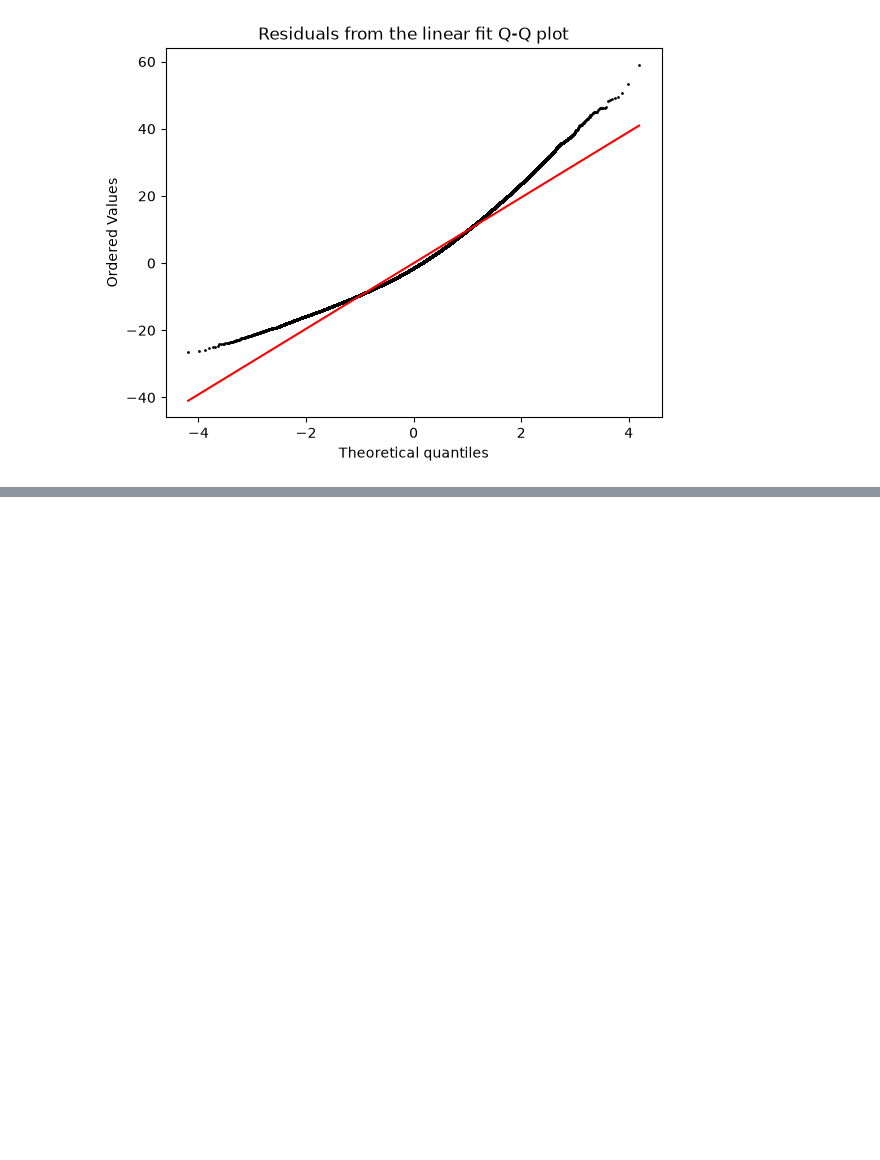
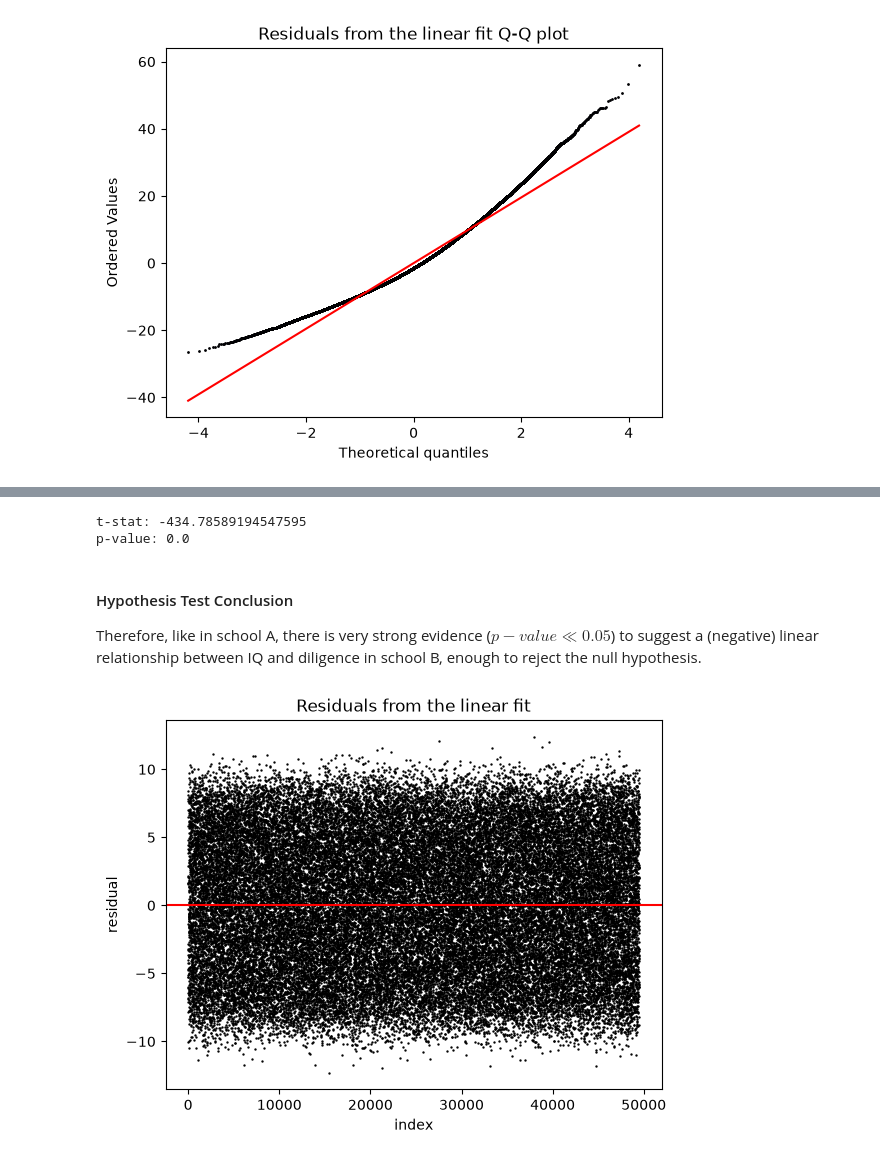
Before and after one commit to uOAlexH/mat3373-shw1, a Jupyter notebook: shortHW1.ipynb, the cells around one changed output, grey strips where cells are left out. Drawn from its saved outputs; the diff is of its cells as text; code cells hidden in the pictures; blank space fills up the shorter version.

```diff
--- a/shortHW1.ipynb
+++ b/shortHW1.ipynb
@@ -126,0 +177,28 @@ This is compounded by the original plot, in which the data seems artificially tr
+# %%
+# Calculating the p-value and determining the results of the hypothesis test (using scipy)
+
+# by default, this is a two-tailed test with H0: beta_1 = 0, so there is nothing to change for our purposes
+result_b = stats.linregress(school_b["IQ"], school_b["Diligence"])
+t_stat = result_b.slope / result_b.stderr
+print("t-stat:", t_stat)
+print("p-value:", result_a.pvalue)
+# %% [output]
+t-stat: -434.78589194547595
+p-value: 0.0
+# %% [markdown]
+#### Hypothesis Test Conclusion
+Therefore, like in school A, there is very strong evidence ($p-value\ll0.05$) to suggest a (negative) linear relationship between IQ and diligence in school B, enough to reject the null hypothesis.
+# %%
+# Plotting the residuals
+
+fitted_values = fit.predict(x)
+residuals = y - fitted_values
+
+plt.scatter(np.arange(len(residuals)), residuals, s=0.5, color="black")
+plt.axhline(0, color="red")
+plt.xlabel("index")
+plt.ylabel("residual")
+plt.title("Residuals from the linear fit")
+plt.show()
+# %% [output]
+[figure, added]
```
Also changed, not shown: parts of 17 cells of this notebook.
